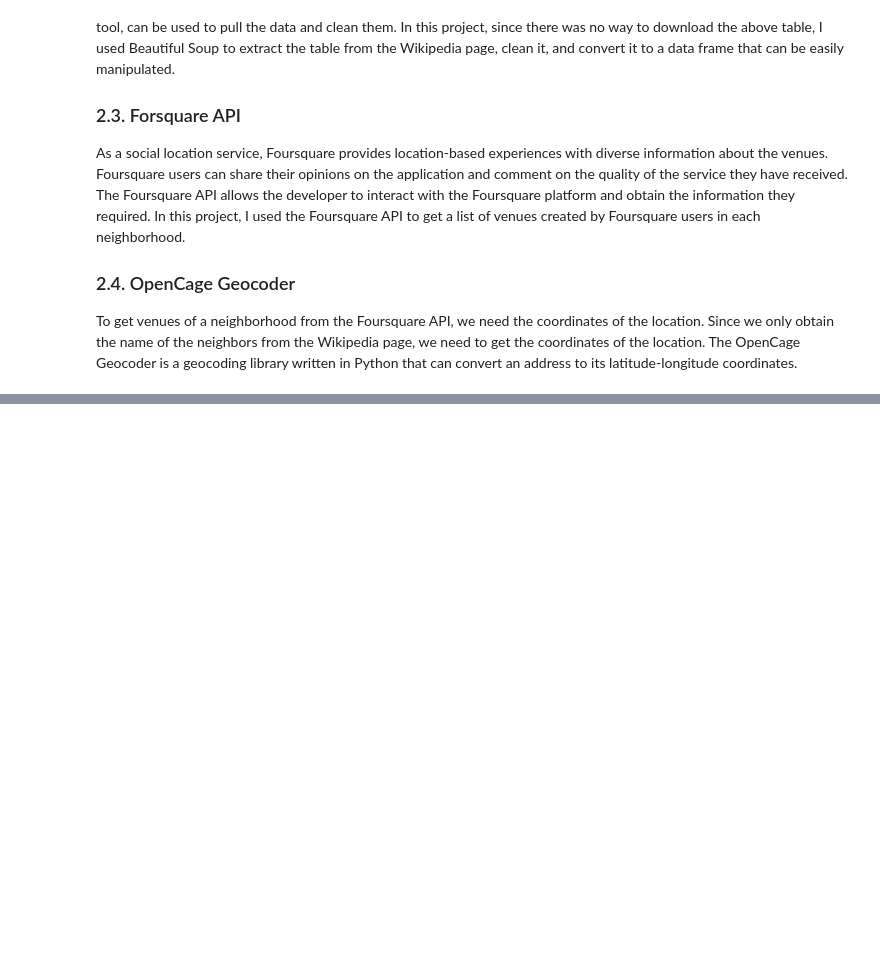
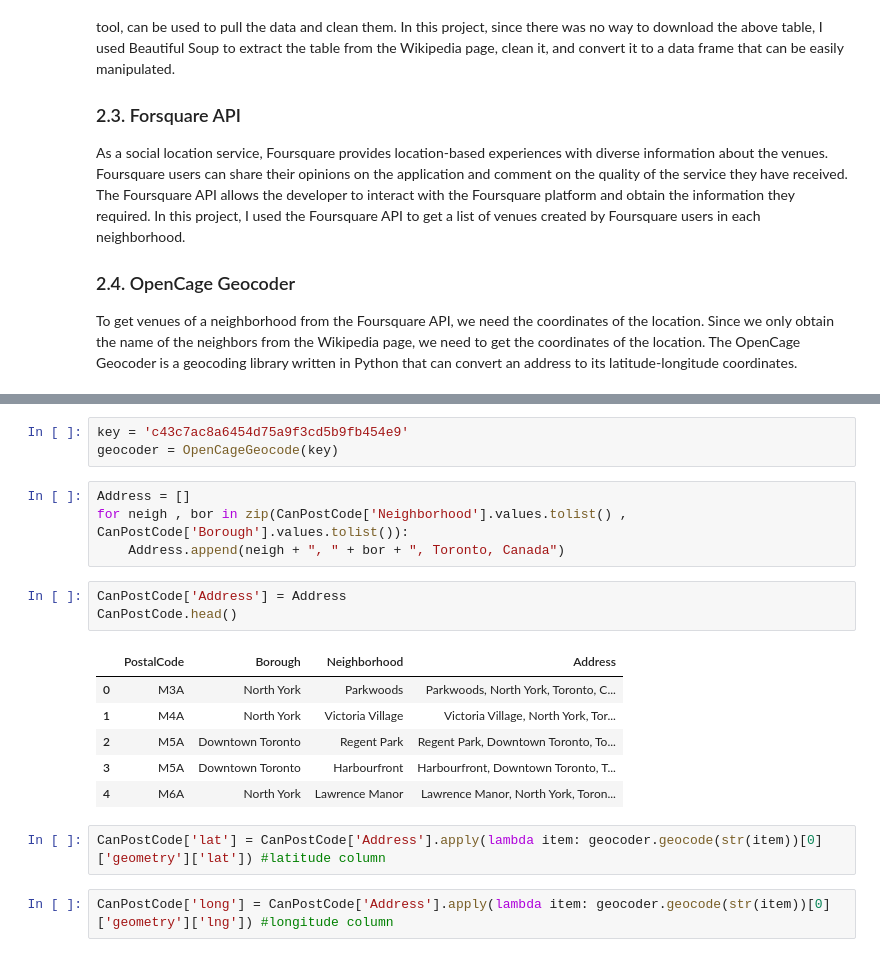
Before and after one commit to 1Mahraz/Coursera_Capstone, a Jupyter notebook: Exploring Toronto Neighborhood.ipynb, the cells around one changed output, grey strips where cells are left out. Drawn from its saved outputs; the diff is of its cells as text; blank space fills up the shorter version.

```diff
--- a/Exploring Toronto Neighborhood.ipynb
+++ b/Exploring Toronto Neighborhood.ipynb
@@ -33,0 +213,21 @@ To get venues of a neighborhood from the Foursquare API, we need the coordinates
+# %%
+key = 'c43c7ac8a6454d75a9f3cd5b9fb454e9'
+geocoder = OpenCageGeocode(key)
+# %%
+Address = []
+for neigh , bor in zip(CanPostCode['Neighborhood'].values.tolist() , CanPostCode['Borough'].values.tolist()):
+    Address.append(neigh + ", " + bor + ", Toronto, Canada")
+# %%
+CanPostCode['Address'] = Address
+CanPostCode.head()
+# %% [output]
+|  | PostalCode | Borough | Neighborhood | Address |
+| 0 | M3A | North York | Parkwoods | Parkwoods, North York, Toronto, C... |
+| 1 | M4A | North York | Victoria Village | Victoria Village, North York, Tor... |
+| 2 | M5A | Downtown Toronto | Regent Park | Regent Park, Downtown Toronto, To... |
+| 3 | M5A | Downtown Toronto | Harbourfront | Harbourfront, Downtown Toronto, T... |
+| 4 | M6A | North York | Lawrence Manor | Lawrence Manor, North York, Toron... |
+# %%
+CanPostCode['lat'] = CanPostCode['Address'].apply(lambda item: geocoder.geocode(str(item))[0]['geometry']['lat']) #latitude column
+# %%
+CanPostCode['long'] = CanPostCode['Address'].apply(lambda item: geocoder.geocode(str(item))[0]['geometry']['lng']) #longitude column
```
Also changed, not shown: parts of 123 cells of this notebook.
